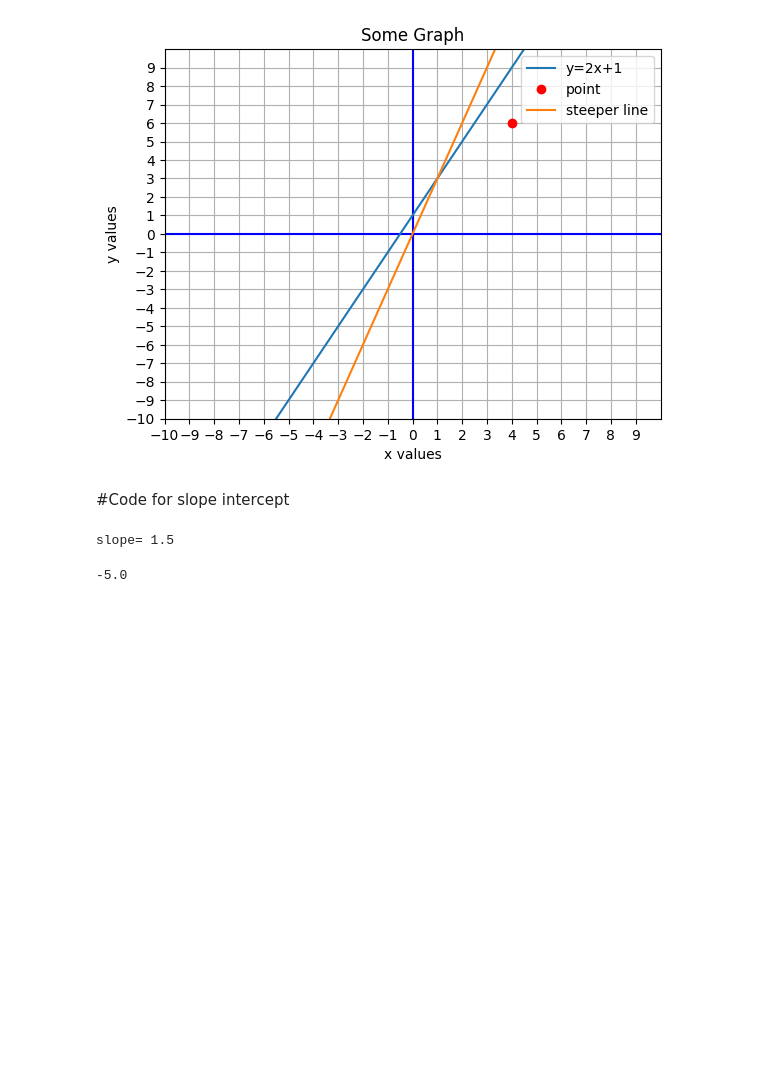
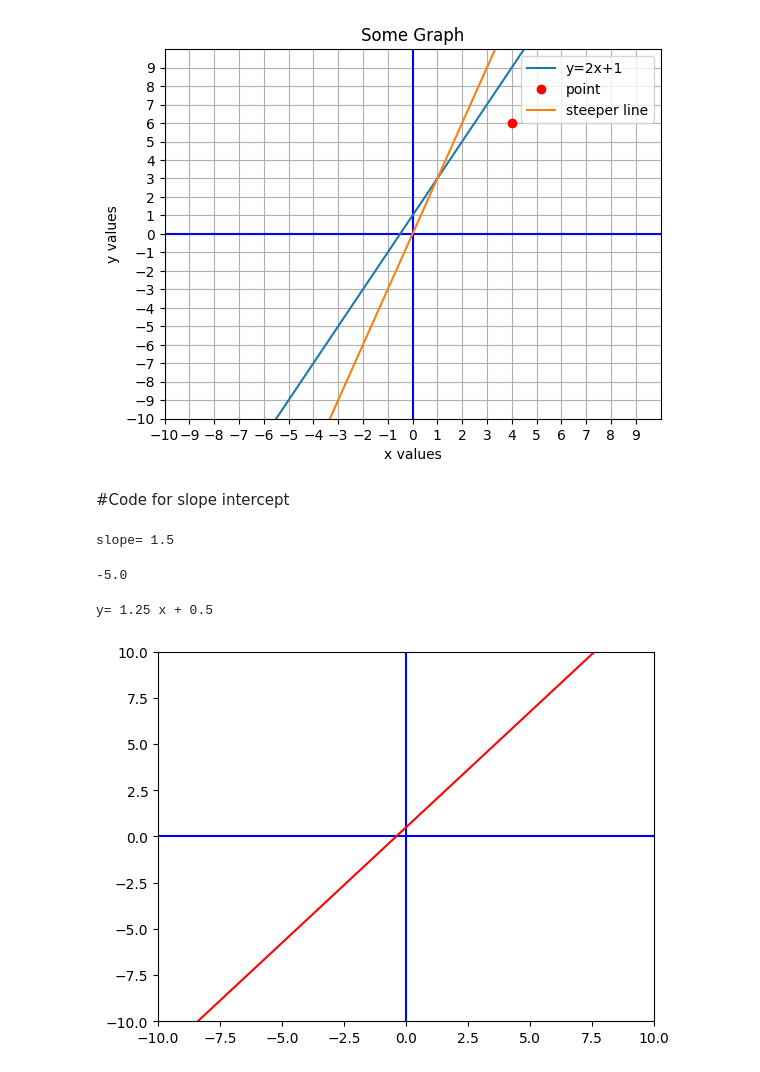
Before and after one commit to nhemanth1103/Algebra-with-python, a Jupyter notebook: Algebra_with_python.ipynb, the cells around one changed output. Cells and saved outputs as stored; diff of their text form; code cells hidden in the pictures; blank space fills up the shorter version.

```diff
--- a/Algebra_with_python.ipynb
+++ b/Algebra_with_python.ipynb
@@ -341,3 +341,38 @@ b=y1-slope*x1
 print(b)
 # %% [output]
 -5.0
+# %%
+import matplotlib.pyplot as plt
+import numpy as np
+
+x1 = 2
+y1 = 3
+x2 = 6
+y2 = 8
+
+m=(y2-y1)/(x2-x1)
+b=y1-m*x1
+#Develop a equation
+print("y=",m,"x",'+',b)
+
+xmin = -10
+xmax = 10
+ymin = -10
+ymax = 10
+
+# For the line on the graph
+y3 = m*xmin + b
+y4 = m*xmax + b
+
+fig, ax = plt.subplots()
+plt.axis([xmin,xmax,ymin,ymax]) # window size
+plt.plot([xmin,xmax],[0,0],'b') # blue x axis
+plt.plot([0,0],[ymin,ymax], 'b') # blue y axis
+
+# Plot the linear function as a red line
+plt.plot([xmin,xmax],[y3,y4],'r')
+
+plt.show()
+# %% [output]
+y= 1.25 x + 0.5
+[figure, added]
```
Also changed, not shown: parts of 1 cell of this notebook.
